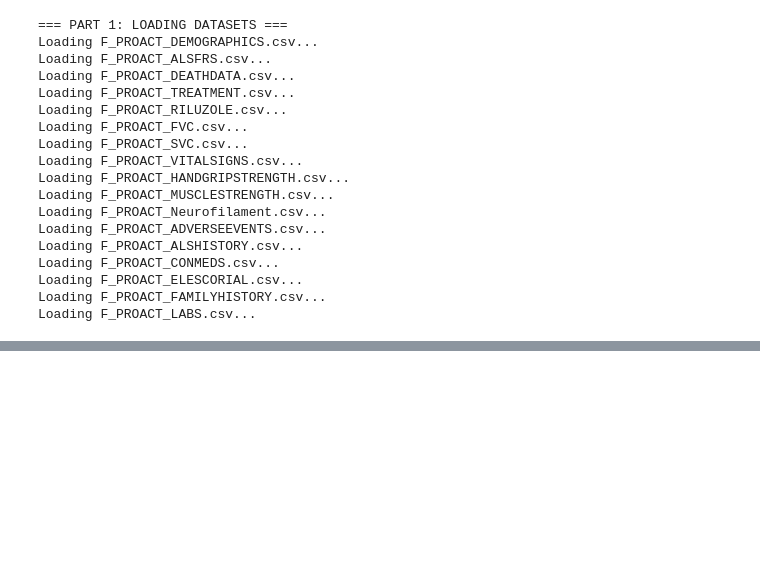
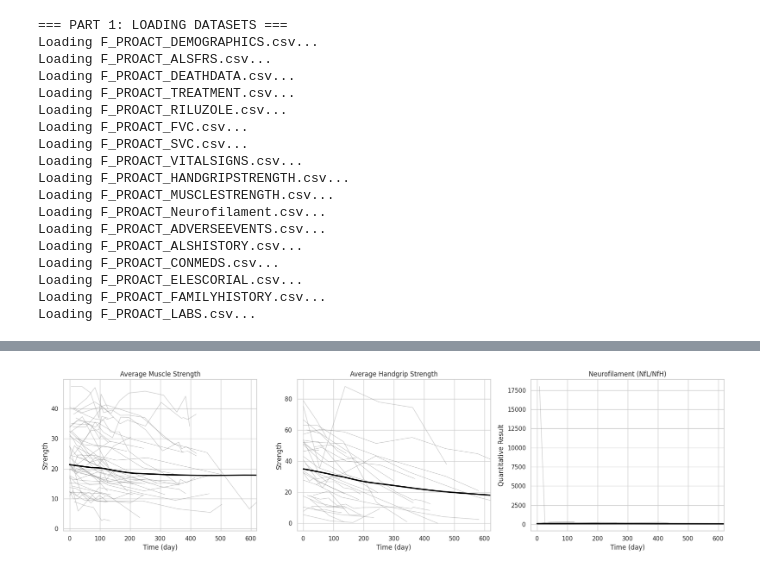
Before and after one commit to Zhennan-Wu/gnpc_explor, a Jupyter notebook: src/pro-act_explor.ipynb, the cells around one changed output, grey strips where cells are left out. Drawn from its saved outputs; the diff is of its cells as text; code cells hidden in the pictures; blank space fills up the shorter version.

```diff
--- a/src/pro-act_explor.ipynb
+++ b/src/pro-act_explor.ipynb
@@ -419,0 +947,97 @@ memory usage: 12.4+ MB
+# %%
+import pandas as pd
+import numpy as np
+import matplotlib.pyplot as plt
+import seaborn as sns
+
+def plot_trajectory(df, subj_col, time_col, val_col, title, ylabel, ax):
+    """Helper function to plot 50 random patients and a population LOESS curve."""
+    df_clean = df.copy()
+    df_clean[time_col] = pd.to_numeric(df_clean[time_col], errors='coerce')
+    df_clean[val_col] = pd.to_numeric(df_clean[val_col], errors='coerce')
+    df_clean = df_clean.dropna(subset=[subj_col, time_col, val_col])
+
+    # Filter to only include post-baseline visits
+    df_clean = df_clean[df_clean[time_col] >= 0]
+
+    if df_clean.empty:
+        ax.set_title(f"{title} (No Data)")
+        return
+
+    np.random.seed(42)
+    unique_subjects = df_clean[subj_col].unique()
+    num_samples = min(50, len(unique_subjects))
+    random_subjects = np.random.choice(unique_subjects, size=num_samples, replace=False)
+
+    df_sample = df_clean[df_clean[subj_col].isin(random_subjects)]
+
+    # 1. Plot individual thin grey lines
+    for subject in random_subjects:
+        subj_data = df_sample[df_sample[subj_col] == subject].sort_values(time_col)
+        ax.plot(subj_data[time_col], subj_data[val_col], color='grey', alpha=0.4, linewidth=1)
+
+    # 2. Plot LOESS curve
+    sns.regplot(
+        data=df_clean, x=time_col, y=val_col,
+        scatter=False, lowess=True, color='black',
+        line_kws={'linewidth': 2.5}, ax=ax
+    )
+
+    ax.set_title(title)
+    ax.set_xlabel('Time (day)')
+    ax.set_ylabel(ylabel)
+    ax.set_xlim(-20, 620)
+
+
+# ==========================================
+# GENERATE THE 1x3 PLOT GRID
+# ==========================================
+print("Aggregating and generating trajectory plots for Muscle, Handgrip, and Neurofilament...")
+
+fig, axes = plt.subplots(1, 3, figsize=(18, 5))
+axes = axes.flatten()
+
+# 1. Muscle Strength (Average across all tested muscles per visit)
+df_muscle = datasets.get('muscle')
+if df_muscle is not None and not df_muscle.empty:
+    subj_col = [c for c in df_muscle.columns if 'subject' in c.lower()][0]
+    delta_col = [c for c in df_muscle.columns if 'delta' in c.lower()][0]
+    val_col = [c for c in df_muscle.columns if 'result' in c.lower()][0]
+
+    df_m_clean = df_muscle.copy()
+    df_m_clean[val_col] = pd.to_numeric(df_m_clean[val_col], errors='coerce')
+    # Group by patient and visit day to get the mean muscle strength for that visit
+    df_m_avg = df_m_clean.groupby([subj_col, delta_col])[val_col].mean().reset_index()
+
+    plot_trajectory(df_m_avg, subj_col, delta_col, val_col,
+                    "Average Muscle Strength", "Strength", axes[0])
+
+# 2. Handgrip Strength (Average of Left and Right hands per visit)
+df_hand = datasets.get('handgrip')
+if df_hand is not None and not df_hand.empty:
+    subj_col = [c for c in df_hand.columns if 'subject' in c.lower()][0]
+    delta_col = [c for c in df_hand.columns if 'delta' in c.lower()][0]
+    val_col = [c for c in df_hand.columns if 'result' in c.lower()][0]
+
+    df_h_clean = df_hand.copy()
+    df_h_clean[val_col] = pd.to_numeric(df_h_clean[val_col], errors='coerce')
+    # Group by patient and visit day to get the mean handgrip strength
+    df_h_avg = df_h_clean.groupby([subj_col, delta_col])[val_col].mean().reset_index()
+
+    plot_trajectory(df_h_avg, subj_col, delta_col, val_col,
+                    "Average Handgrip Strength", "Strength", axes[1])
+
+# 3. Neurofilament (NfL / NfH)
+df_nf = datasets.get('neurofilament')
+if df_nf is not None and not df_nf.empty:
+    subj_col = [c for c in df_nf.columns if 'subject' in c.lower()][0]
+    delta_col = [c for c in df_nf.columns if 'delta' in c.lower()][0]
+    val_col = [c for c in df_nf.columns if 'result' in c.lower()][0]
+
+    # Neurofilament doesn't need to be averaged, we can just plot the raw quantitative results
+    plot_trajectory(df_nf, subj_col, delta_col, val_col,
+                    "Neurofilament (NfL/NfH)", "Quantitative Result", axes[2])
+
+plt.tight_layout()
+plt.show()
+# %% [output]
@@ -419,0 +1045 @@ memory usage: 12.4+ MB
+[figure, added]
```
Also changed, not shown: parts of 11 cells of this notebook, 6 other files.
